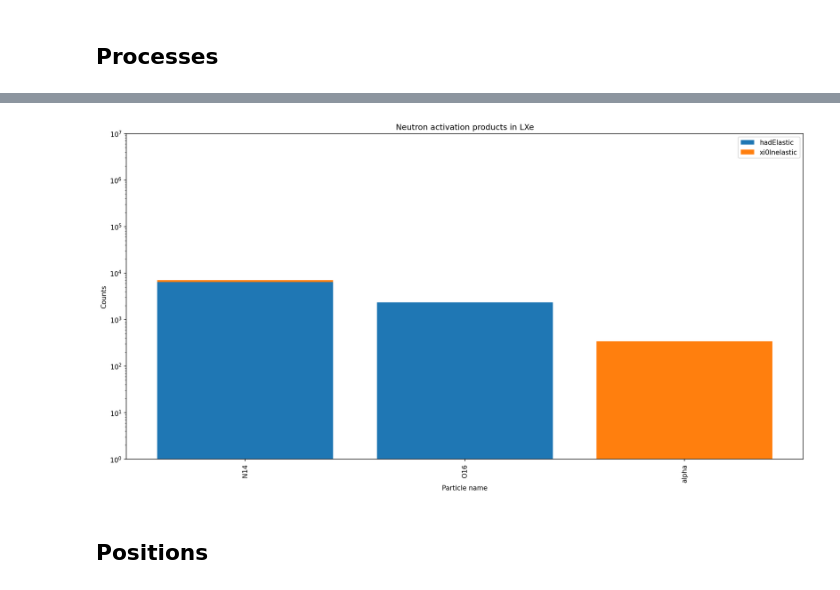
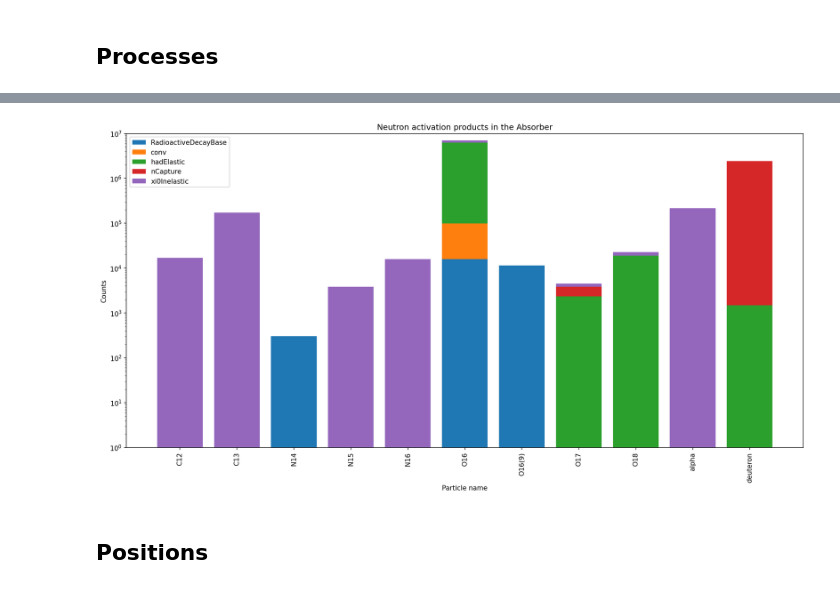
Before and after one commit to B-Koberg/XeSim, a Jupyter notebook: notebooks/Analysis.ipynb, the cells around one changed output, grey strips where cells are left out. Saved outputs shown, nothing was run; the diff lists cells and outputs as text; code cells hidden in the pictures.

Commit message:
Some Analysis, Pictures etc.

```diff
--- a/notebooks/Analysis.ipynb
+++ b/notebooks/Analysis.ipynb
@@ -188,0 +203,4 @@ df = da.to_dataframe(da_processes)
+# %%
+only_LXe_volume = df[df['NAct_volume'] == "LXe"]
+
+only_LXe_volume = only_LXe_volume[['NAct_particle_id','NAct_process_ID']]
@@ -188,0 +220,37 @@ df = da.to_dataframe(da_processes)
+# %%
+_data = grouped_data[grouped_data.values > 300]
+
+
+_particles = np.unique(_data.index.get_level_values(0))
+_processes = np.unique(_data.index.get_level_values(1))
+
+def get_value(data,pr,p):
+    try:
+        return data[p,pr]
+    except:
+        return 0
+
+_counts = {pr: [get_value(_data,pr,p) for p in _particles] for pr in _processes}
+
+plt.figure(dpi=150, figsize =(15,8))
+
+x = np.arange(len(_particles))
+bottom = np.zeros(len(_particles))
+for pr in _processes:
+    plt.bar(x, _counts[pr], 0.8, label=pr, bottom=bottom)
+    bottom += np.array(_counts[pr])
+
+ax = plt.gca()
+ax.set_xticks(x)
+ax.set_xticklabels(_particles, rotation=90, ha='center')
+
+plt.xlabel("Particle name")
+plt.ylabel("Counts")
+plt.title("Neutron activation products in LXe")
+plt.yscale("log")
+plt.ylim(0.1,1e7)
+
+plt.legend()
+plt.savefig(f"/home/b/bkoberg/AGW_LowRad/home/bkoberg/XeSim/notebooks/Pictures/{data_Version}/{data_Material}/{data_file_pattern}_Processes_LXe.pdf" )
+plt.tight_layout()
+plt.show()
@@ -212,36 +284,36 @@ _processes = np.unique(_data.index.get_level_values(1))
 
 def get_value(data,pr,p):
     try:
         return data[p,pr]
     except:
         return 0
 
 _counts = {pr: [get_value(_data,pr,p) for p in _particles] for pr in _processes}
 
 plt.figure(dpi=150, figsize =(15,8))
 
 x = np.arange(len(_particles))
 bottom = np.zeros(len(_particles))
 for pr in _processes:
     plt.bar(x, _counts[pr], 0.8, label=pr, bottom=bottom)
     bottom += np.array(_counts[pr])
 
 ax = plt.gca()
 ax.set_xticks(x)
 ax.set_xticklabels(_particles, rotation=90, ha='center')
 
 plt.xlabel("Particle name")
 plt.ylabel("Counts")
-plt.title("Neutron activation products in LXe")
+plt.title("Neutron activation products in the Absorber")
 plt.yscale("log")
 plt.ylim(1,1e7)
 
 plt.legend()
-plt.savefig(f"./Pictures/{data_Version}/{data_Material}/{data_file_pattern}_ProcessesAbsorber.pdf" )
+plt.savefig(f"/home/b/bkoberg/AGW_LowRad/home/bkoberg/XeSim/notebooks/Pictures/{data_Version}/{data_Material}/{data_file_pattern}_Processes_Absorber.pdf" )
 plt.tight_layout()
 plt.show()
 # %% [output]
-[figure, old version]
+[figure, new version]
 # %% [markdown]
 ## Positions
 # %%
```
Also changed, not shown: parts of 21 cells of this notebook, 32 other files.
